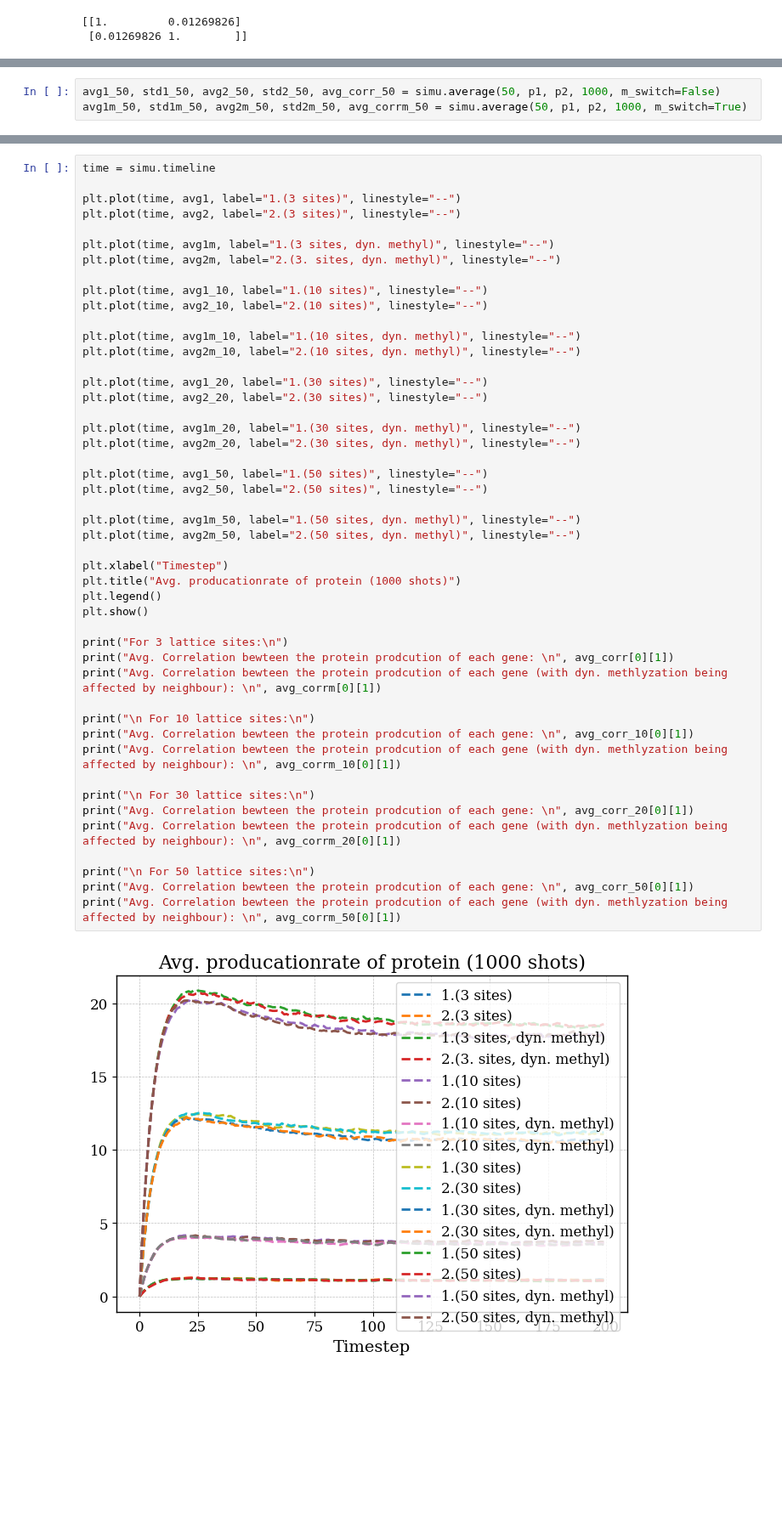
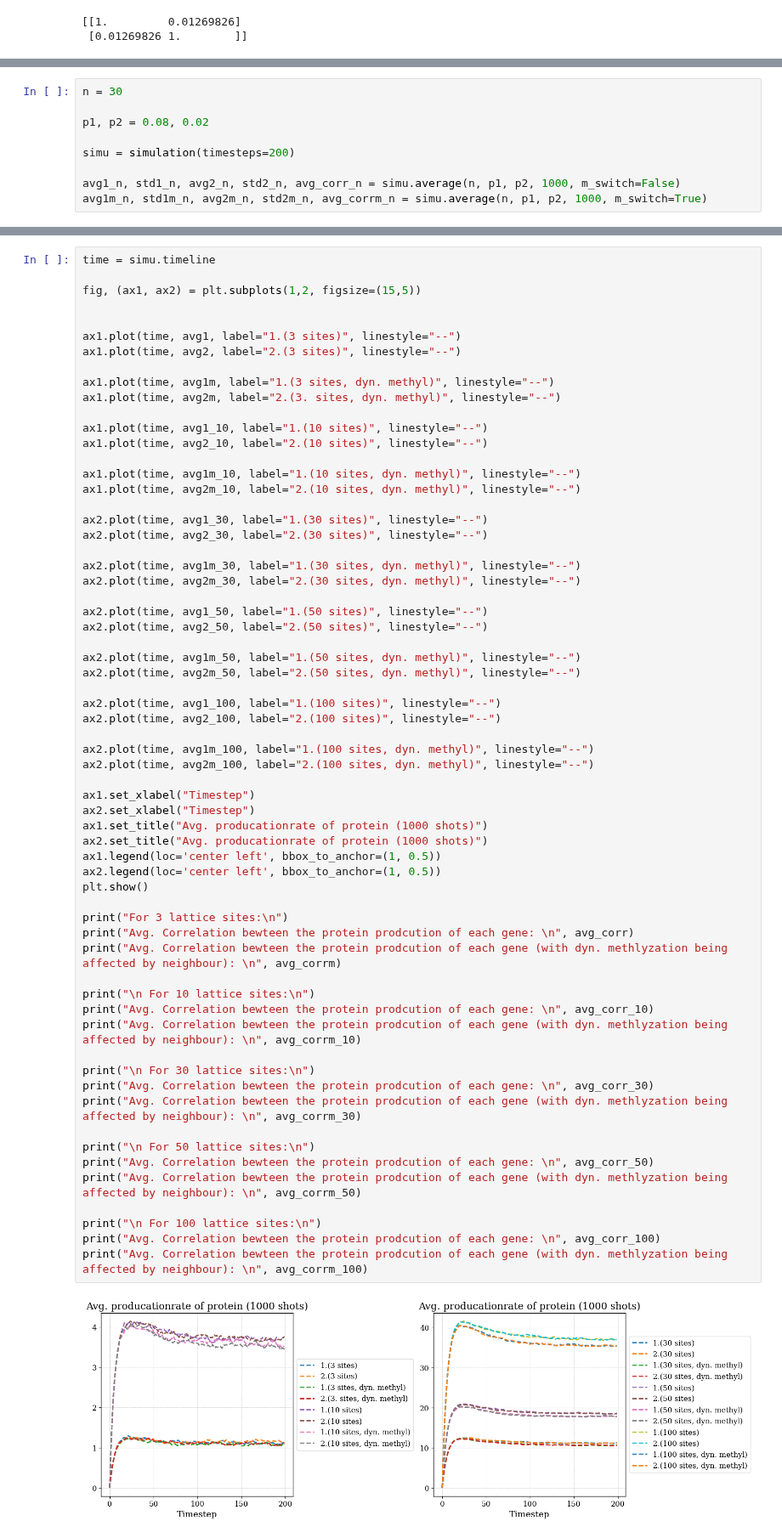
Before and after one commit to RicemanBoy/trafficRNA, a Jupyter notebook: trafficRNA.ipynb, the cells around one changed output, grey strips where cells are left out. Shown at 85% size. Cells and saved outputs as stored; diff of their text form; blank space fills up the shorter version.

Commit message:
2 separate plots

```diff
--- a/trafficRNA.ipynb
+++ b/trafficRNA.ipynb
@@ -200,3 +197,9 @@ avg1m_20, std1m_20, avg2m_20, std2m_20, avg_corrm_20 = simu.average(30, p1, p2,
 # %%
-avg1_50, std1_50, avg2_50, std2_50, avg_corr_50 = simu.average(50, p1, p2, 1000, m_switch=False)
-avg1m_50, std1m_50, avg2m_50, std2m_50, avg_corrm_50 = simu.average(50, p1, p2, 1000, m_switch=True)
+n = 30
+
+p1, p2 = 0.08, 0.02
+
+simu = simulation(timesteps=200)
+
+avg1_n, std1_n, avg2_n, std2_n, avg_corr_n = simu.average(n, p1, p2, 1000, m_switch=False)
+avg1m_n, std1m_n, avg2m_n, std2m_n, avg_corrm_n = simu.average(n, p1, p2, 1000, m_switch=True)
@@ -203,52 +269,68 @@ avg1m_50, std1m_50, avg2m_50, std2m_50, avg_corrm_50 = simu.average(50, p1, p2,
 # %%
 time = simu.timeline
 
-plt.plot(time, avg1, label="1.(3 sites)", linestyle="--")
-plt.plot(time, avg2, label="2.(3 sites)", linestyle="--")
+fig, (ax1, ax2) = plt.subplots(1,2, figsize=(15,5))
 
-plt.plot(time, avg1m, label="1.(3 sites, dyn. methyl)", linestyle="--")
-plt.plot(time, avg2m, label="2.(3. sites, dyn. methyl)", linestyle="--")
 
-plt.plot(time, avg1_10, label="1.(10 sites)", linestyle="--")
-plt.plot(time, avg2_10, label="2.(10 sites)", linestyle="--")
+ax1.plot(time, avg1, label="1.(3 sites)", linestyle="--")
+ax1.plot(time, avg2, label="2.(3 sites)", linestyle="--")
 
-plt.plot(time, avg1m_10, label="1.(10 sites, dyn. methyl)", linestyle="--")
-plt.plot(time, avg2m_10, label="2.(10 sites, dyn. methyl)", linestyle="--")
+ax1.plot(time, avg1m, label="1.(3 sites, dyn. methyl)", linestyle="--")
+ax1.plot(time, avg2m, label="2.(3. sites, dyn. methyl)", linestyle="--")
 
-plt.plot(time, avg1_20, label="1.(30 sites)", linestyle="--")
-plt.plot(time, avg2_20, label="2.(30 sites)", linestyle="--")
+ax1.plot(time, avg1_10, label="1.(10 sites)", linestyle="--")
+ax1.plot(time, avg2_10, label="2.(10 sites)", linestyle="--")
 
-plt.plot(time, avg1m_20, label="1.(30 sites, dyn. methyl)", linestyle="--")
-plt.plot(time, avg2m_20, label="2.(30 sites, dyn. methyl)", linestyle="--")
+ax1.plot(time, avg1m_10, label="1.(10 sites, dyn. methyl)", linestyle="--")
+ax1.plot(time, avg2m_10, label="2.(10 sites, dyn. methyl)", linestyle="--")
 
-plt.plot(time, avg1_50, label="1.(50 sites)", linestyle="--")
-plt.plot(time, avg2_50, label="2.(50 sites)", linestyle="--")
+ax2.plot(time, avg1_30, label="1.(30 sites)", linestyle="--")
+ax2.plot(time, avg2_30, label="2.(30 sites)", linestyle="--")
 
-plt.plot(time, avg1m_50, label="1.(50 sites, dyn. methyl)", linestyle="--")
-plt.plot(time, avg2m_50, label="2.(50 sites, dyn. methyl)", linestyle="--")
+ax2.plot(time, avg1m_30, label="1.(30 sites, dyn. methyl)", linestyle="--")
+ax2.plot(time, avg2m_30, label="2.(30 sites, dyn. methyl)", linestyle="--")
 
-plt.xlabel("Timestep")
-plt.title("Avg. producationrate of protein (1000 shots)")
-plt.legend()
+ax2.plot(time, avg1_50, label="1.(50 sites)", linestyle="--")
+ax2.plot(time, avg2_50, label="2.(50 sites)", linestyle="--")
+
+ax2.plot(time, avg1m_50, label="1.(50 sites, dyn. methyl)", linestyle="--")
+ax2.plot(time, avg2m_50, label="2.(50 sites, dyn. methyl)", linestyle="--")
+
+ax2.plot(time, avg1_100, label="1.(100 sites)", linestyle="--")
+ax2.plot(time, avg2_100, label="2.(100 sites)", linestyle="--")
+
+ax2.plot(time, avg1m_100, label="1.(100 sites, dyn. methyl)", linestyle="--")
+ax2.plot(time, avg2m_100, label="2.(100 sites, dyn. methyl)", linestyle="--")
+
+ax1.set_xlabel("Timestep")
+ax2.set_xlabel("Timestep")
+ax1.set_title("Avg. producationrate of protein (1000 shots)")
+ax2.set_title("Avg. producationrate of protein (1000 shots)")
+ax1.legend(loc='center left', bbox_to_anchor=(1, 0.5))
+ax2.legend(loc='center left', bbox_to_anchor=(1, 0.5))
 plt.show()
 
 print("For 3 lattice sites:\n")
-print("Avg. Correlation bewteen the protein prodcution of each gene: \n", avg_corr[0][1])
-print("Avg. Correlation bewteen the protein prodcution of each gene (with dyn. methlyzation being affected by neighbour): \n", avg_corrm[0][1])
+print("Avg. Correlation bewteen the protein prodcution of each gene: \n", avg_corr)
+print("Avg. Correlation bewteen the protein prodcution of each gene (with dyn. methlyzation being affected by neighbour): \n", avg_corrm)
 
 print("\n For 10 lattice sites:\n")
-print("Avg. Correlation bewteen the protein prodcution of each gene: \n", avg_corr_10[0][1])
-print("Avg. Correlation bewteen the protein prodcution of each gene (with dyn. methlyzation being affected by neighbour): \n", avg_corrm_10[0][1])
+print("Avg. Correlation bewteen the protein prodcution of each gene: \n", avg_corr_10)
+print("Avg. Correlation bewteen the protein prodcution of each gene (with dyn. methlyzation being affected by neighbour): \n", avg_corrm_10)
 
 print("\n For 30 lattice sites:\n")
-print("Avg. Correlation bewteen the protein prodcution of each gene: \n", avg_corr_20[0][1])
-print("Avg. Correlation bewteen the protein prodcution of each gene (with dyn. methlyzation being affected by neighbour): \n", avg_corrm_20[0][1])
+print("Avg. Correlation bewteen the protein prodcution of each gene: \n", avg_corr_30)
+print("Avg. Correlation bewteen the protein prodcution of each gene (with dyn. methlyzation being affected by neighbour): \n", avg_corrm_30)
 
 print("\n For 50 lattice sites:\n")
-print("Avg. Correlation bewteen the protein prodcution of each gene: \n", avg_corr_50[0][1])
-print("Avg. Correlation bewteen the protein prodcution of each gene (with dyn. methlyzation being affected by neighbour): \n", avg_corrm_50[0][1])
+print("Avg. Correlation bewteen the protein prodcution of each gene: \n", avg_corr_50)
+print("Avg. Correlation bewteen the protein prodcution of each gene (with dyn. methlyzation being affected by neighbour): \n", avg_corrm_50)
+
+print("\n For 100 lattice sites:\n")
+print("Avg. Correlation bewteen the protein prodcution of each gene: \n", avg_corr_100)
+print("Avg. Correlation bewteen the protein prodcution of each gene (with dyn. methlyzation being affected by neighbour): \n", avg_corrm_100)
 # %% [output]
-[figure, old version]
+[figure, new version]
 For 3 lattice sites:
 
 Avg. Correlation bewteen the protein prodcution of each gene:
```
Also changed, not shown: parts of 4 cells of this notebook, 4 other files.
